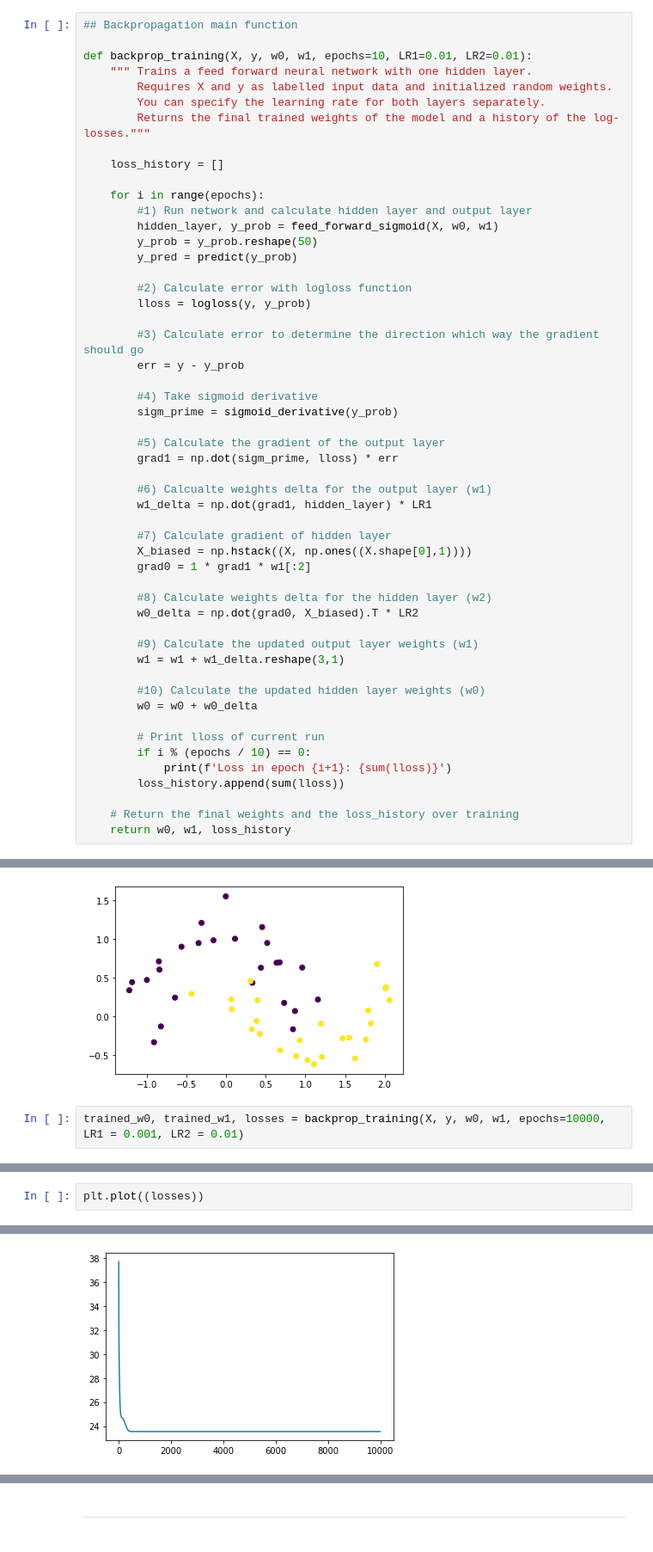
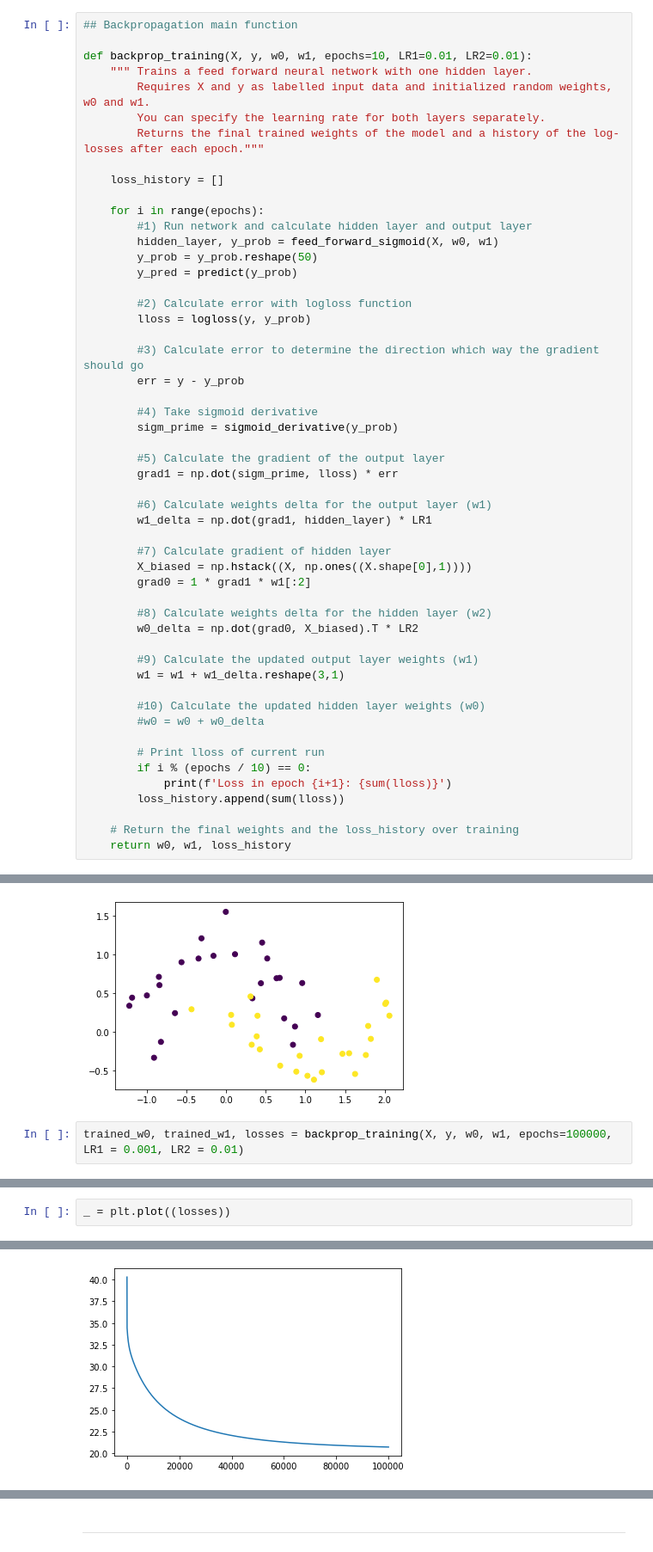
Before and after one commit to paizsgyorgy/Artificial_neural_network, a Jupyter notebook: 02 ANN_backprop_training.ipynb, the cells around one changed output, grey strips where cells are left out. Shown at 86% size. Saved outputs shown, nothing was run; the diff lists cells and outputs as text.

```diff
--- a/02 ANN_backprop_training.ipynb
+++ b/02 ANN_backprop_training.ipynb
@@ -70,9 +72,9 @@ def weight_delta(gradient, output_layer, learning_rate):
 
 def backprop_training(X, y, w0, w1, epochs=10, LR1=0.01, LR2=0.01):
     """ Trains a feed forward neural network with one hidden layer.
-        Requires X and y as labelled input data and initialized random weights.
+        Requires X and y as labelled input data and initialized random weights, w0 and w1.
         You can specify the learning rate for both layers separately.
-        Returns the final trained weights of the model and a history of the log-losses."""
+        Returns the final trained weights of the model and a history of the log-losses after each epoch."""
 
     loss_history = []
 
@@ -94,7 +96,7 @@ def backprop_training(X, y, w0, w1, epochs=10, LR1=0.01, LR2=0.01):
         #5) Calculate the gradient of the output layer
         grad1 = np.dot(sigm_prime, lloss) * err
 
-        #6) Calcualte weights delta for the output layer (w1)
+        #6) Calculate weights delta for the output layer (w1)
         w1_delta = np.dot(grad1, hidden_layer) * LR1
 
         #7) Calculate gradient of hidden layer
@@ -108,7 +110,7 @@ def backprop_training(X, y, w0, w1, epochs=10, LR1=0.01, LR2=0.01):
         w1 = w1 + w1_delta.reshape(3,1)
 
         #10) Calculate the updated hidden layer weights (w0)
-        w0 = w0 + w0_delta
+        #w0 = w0 + w0_delta
 
         # Print lloss of current run
         if i % (epochs / 10) == 0:
@@ -134,5 +136,5 @@ plt.scatter(X[:,0], X[:,1], c=y)
 <matplotlib.collections.PathCollection at 0x...>
 [figure]
 # %%
-trained_w0, trained_w1, losses = backprop_training(X, y, w0, w1, epochs=10000, LR1 = 0.001, LR2 = 0.01)
+trained_w0, trained_w1, losses = backprop_training(X, y, w0, w1, epochs=100000, LR1 = 0.001, LR2 = 0.01)
 # %% [output]
@@ -149,3 +151,3 @@ Loss in epoch 9001: 23.541818246987436
 # %%
-plt.plot((losses))
+_ = plt.plot((losses))
 # %% [output]
@@ -153 +154 @@ plt.plot((losses))
-[figure, old version]
+[figure, new version]
```
Also changed, not shown: parts of 9 cells of this notebook, 1 other file.
